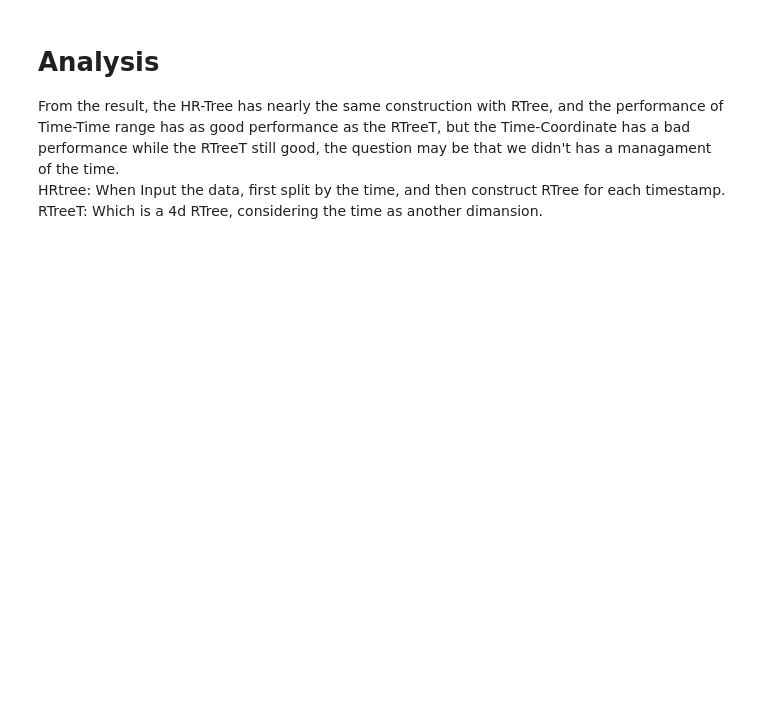
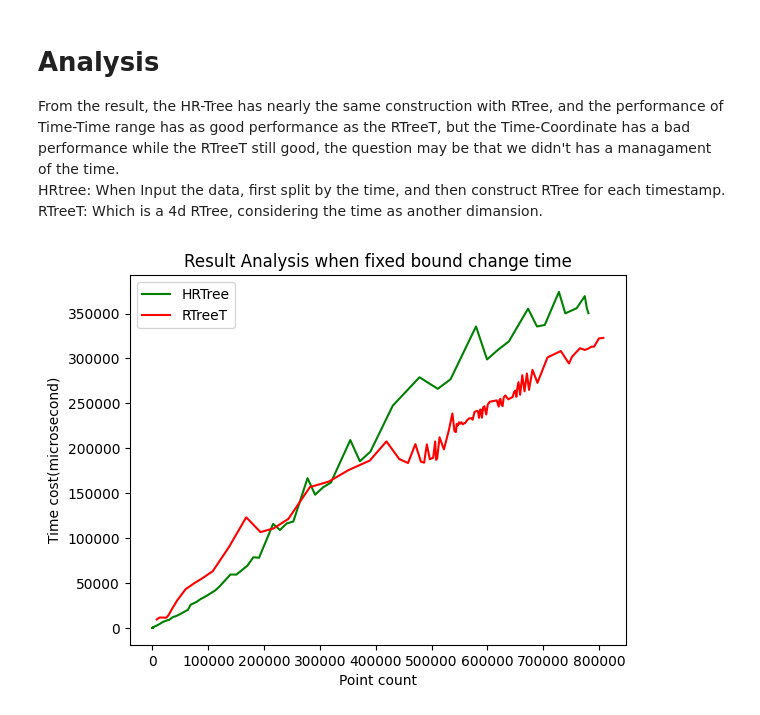
Before and after one commit to xu-0020/PointCloud_Octree, a Jupyter notebook: result_hk_time/draw.ipynb, the cells around one changed output. Drawn from its saved outputs; the diff is of its cells as text; code cells hidden in the pictures; blank space fills up the shorter version.

```diff
--- a/result_hk_time/draw.ipynb
+++ b/result_hk_time/draw.ipynb
@@ -126,8 +124,8 @@ The graph basically shows a linear growth trend, indicating that the time is bas
 # %%
 file_path = "FtimeRVbound_RT.txt"
 the_first = 1
-time_list = []
-count_list = []
+time_list_FtimeRVbound_RT = []
+count_list_FtimeRVbound_RT = []
 the_last=1000000000
 try:
     with open(file_path, "r") as file:
@@ -141,15 +139,15 @@ try:
             words = line[index:].split()
             if float(words[0])>the_last*10.:
                 continue
-            time_list.append(float(words[0]))
+            time_list_FtimeRVbound_RT.append(float(words[0]))
             the_last = float(words[0])
-            count_list.append(float(words[-2]))
+            count_list_FtimeRVbound_RT.append(float(words[-2]))
 except FileNotFoundError:
     print("File not found.")
-import matplotlib.pyplot as plt
+# import matplotlib.pyplot as plt
 
-plt.plot(count_list,time_list,'s-',color = 'r',label="ATT-RLSTM")#s-:方形
-plt.xlabel("point count")#横坐标名字
-plt.ylabel("query time cost(microseconds)")#纵坐标名字
-plt.legend(loc = "best")#图例
-plt.show()
+# plt.plot(count_list,time_list,'s-',color = 'r',label="ATT-RLSTM")#s-:方形
+# plt.xlabel("point count")#横坐标名字
+# plt.ylabel("query time cost(microseconds)")#纵坐标名字
+# plt.legend(loc = "best")#图例
+# plt.show()
@@ -199,3 +193,16 @@ plt.show()
 From the result, the HR-Tree has nearly the same construction with RTree, and the performance of Time-Time range has as good performance as the RTreeT, but the Time-Coordinate has a bad performance while the RTreeT still good, the question may be that we didn't has a managament of the time.<br>
 HRtree: When Input the data, first split by the time, and then construct RTree for each timestamp.<br>
 RTreeT: Which is a 4d RTree, considering the time as another dimansion.
+# %%
+
+plt.title('Result Analysis when fixed bound change time')
+plt.plot(count_list_FboundRVtime_HR, time_list_FboundRVtime_HR, color='green', label='HRTree')
+plt.plot(count_list_FtimeRVbound_RT, time_list_FtimeRVbound_RT, color='red', label='RTreeT')
+plt.legend() # 显示图例
+
+
+plt.xlabel('Point count')
+plt.ylabel('Time cost(microsecond)')
+plt.show()
+# %% [output]
+[figure, added]
```
Also changed, not shown: parts of 7 cells of this notebook, 37 other files.
